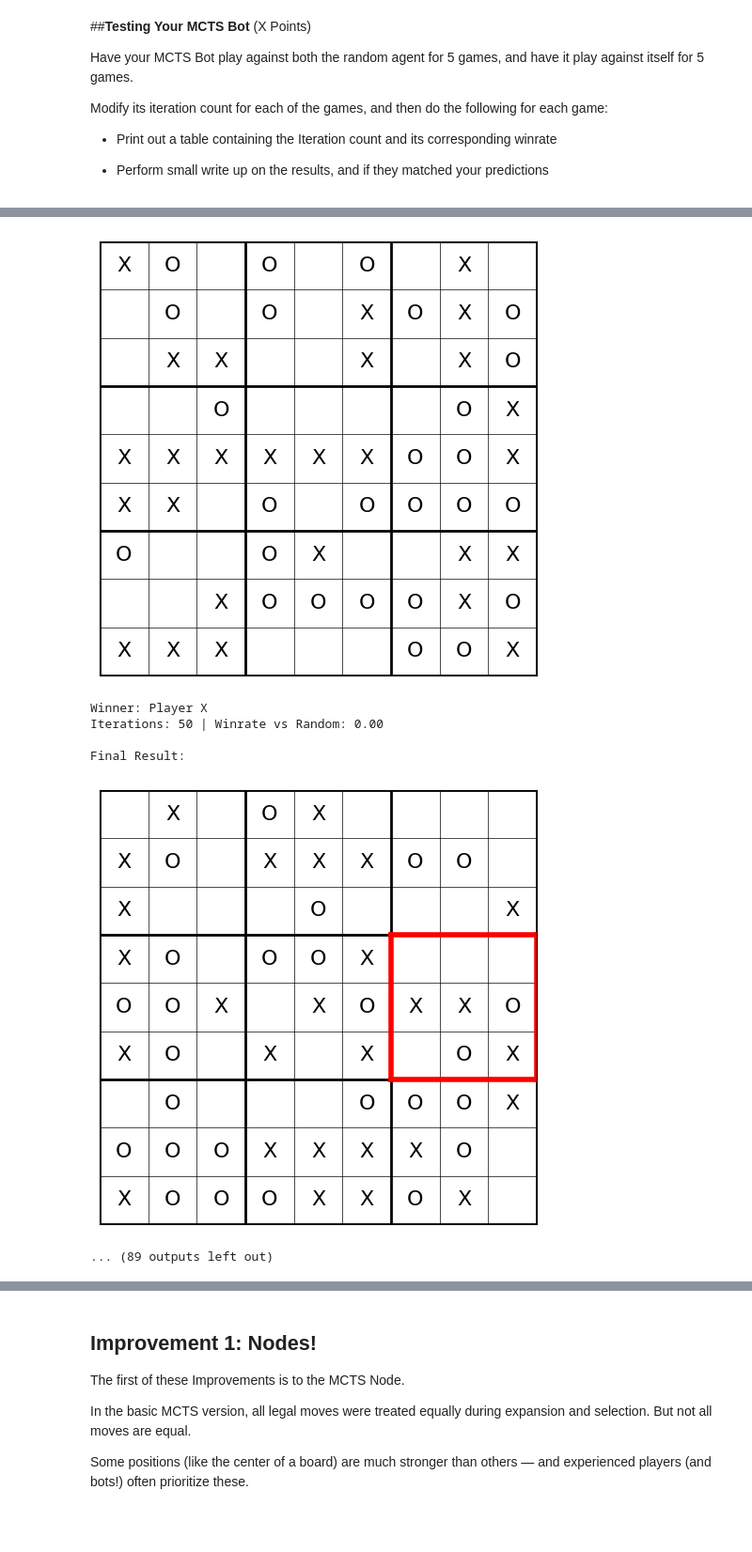
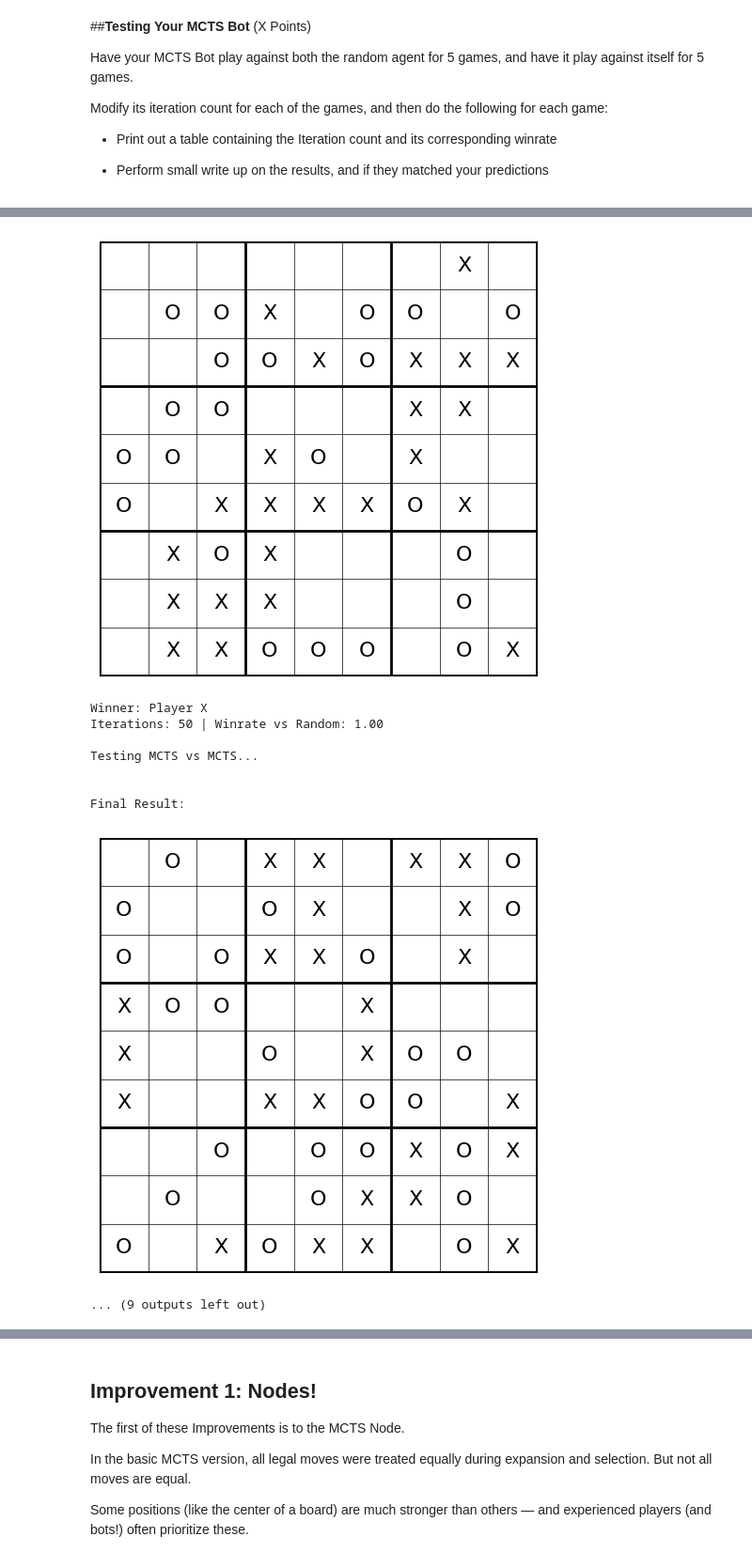
Before and after one commit to Czedros/CSE352-Machine-Learning-Assignments, a Jupyter notebook: CSE352MidtermMakeupAssignmentEmpty.ipynb, the cells around one changed output, grey strips where cells are left out. Shown at 94% size. Drawn from its saved outputs; the diff is of its cells as text; code cells hidden in the pictures; blank space fills up the shorter version.

```diff
--- a/CSE352MidtermMakeupAssignmentEmpty.ipynb
+++ b/CSE352MidtermMakeupAssignmentEmpty.ipynb
@@ -57,7 +63,7 @@ import numpy as np
 def draw_ultimate_board(board, highlight=None):
     """
     Visualizes a 9x9 Ultimate Tic-Tac-Toe board with optional highlight.
-    Highlights the relative small board with red short lines.
+    Highlights the relative small board with red lines.
     """
     fig, ax = plt.subplots(figsize=(6,6))
     ax.set_xticks([])
@@ -325,14 +326,13 @@ Implement a bot that makes Random Moves, and have it play against itself! Use th
 def random_bot(board: UltimateBoard):
     return random.choice(board.get_legal_moves())
 
-def play_game(agent_X=None, agent_O=None):
+def play_botvbot_game(agent_X=None, agent_O=None):
     game = UltimateBoard()
 
     while not game.global_winner and game.get_legal_moves():
         agent = agent_X if game.current_player == 1 else agent_O
 
         if agent is None:
-            # Human move
             move = input("Enter your move (big_r big_c small_r small_c): ").split()
             try:
                 move = tuple(map(int, move))
@@ -341,7 +341,6 @@ def play_game(agent_X=None, agent_O=None):
             except:
                 print("Invalid input.")
         else:
-            # Bot move
             move = agent(game)
             game.play_move(*move)
 
@@ -352,6 +351,8 @@ def play_game(agent_X=None, agent_O=None):
     else:
         print("Game ended in a draw.")
 
-play_game(agent_X=random_bot, agent_O=random_bot)
+    return game.global_winner
+
+play_botvbot_game(agent_X=random_bot, agent_O=random_bot)
 # %% [output]
 Final Result:
@@ -590,9 +599,8 @@ Modify its iteration count for each of the games, and then do the following for
 import numpy as np
 import random
 
-iteration_counts = [50, 100, 150, 200, 500]
+iteration_counts = [50]
 
-# To store results
 results_vs_random = []
 results_vs_self = []
 
@@ -609,7 +617,7 @@ for iters in iteration_counts:
     wins = 0
     for _ in range(5):
         mcts_agent = mcts_agent_factory(iters)
-        winner = play_game(mcts_agent, random_bot)
+        winner = play_botvbot_game(mcts_agent, random_bot)
         if winner == 1:
             wins += 1
     winrate = wins / 5
@@ -621,7 +629,7 @@ for iters in iteration_counts:
     wins = 0
     for _ in range(5):
         mcts_agent = mcts_agent_factory(iters)
-        winner = play_game(mcts_agent, mcts_agent_factory(iters))
+        winner = play_botvbot_game(mcts_agent, mcts_agent_factory(iters))
         if winner == 1:
             wins += 1
     winrate = wins / 5
@@ -659,13 +667,16 @@ Final Result:
 Winner: Player X
 
 Final Result:
-[figure, old version]
+[figure, new version]
 Winner: Player X
-Iterations: 50 | Winrate vs Random: 0.00
+Iterations: 50 | Winrate vs Random: 1.00
+
+Testing MCTS vs MCTS...
+
 
 Final Result:
-[figure, old version]
+[figure, new version]
-... (89 outputs left out)
+... (9 outputs left out)
 # %% [markdown]
 # **Part 3: Improving the Bot** (X Points)
 
```
Also changed, not shown: parts of 25 cells of this notebook.
